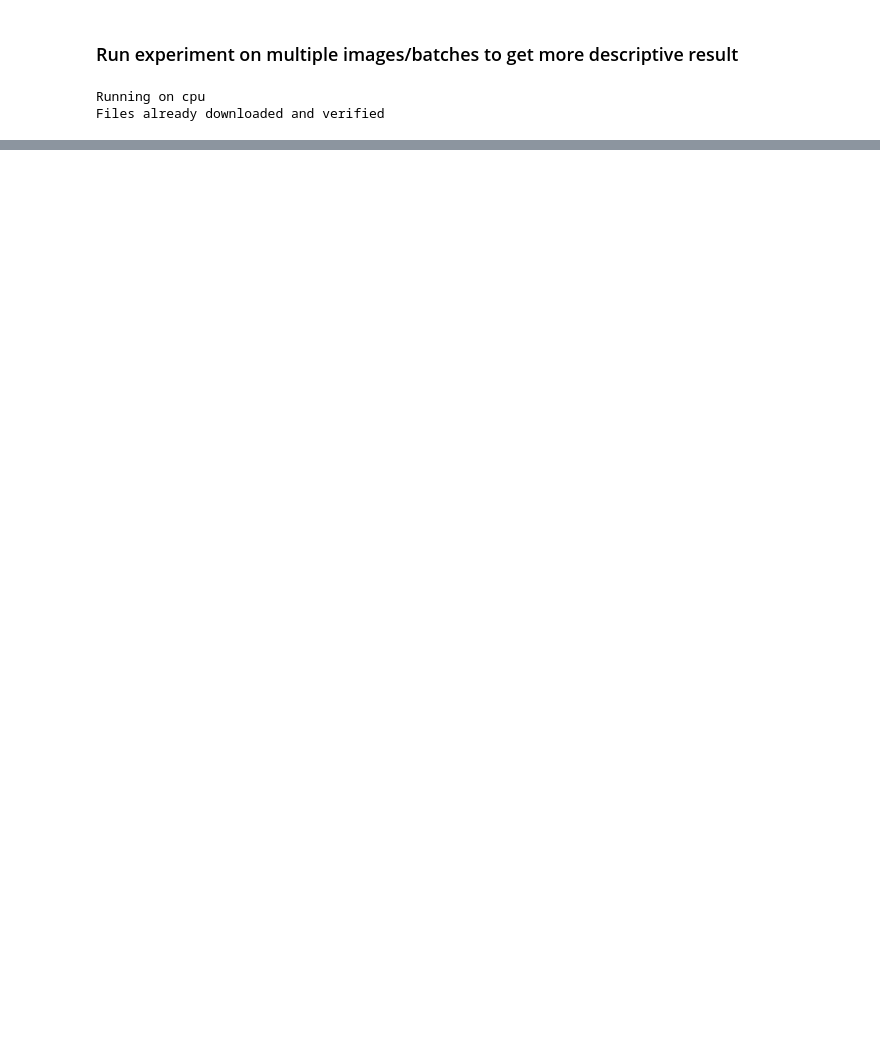
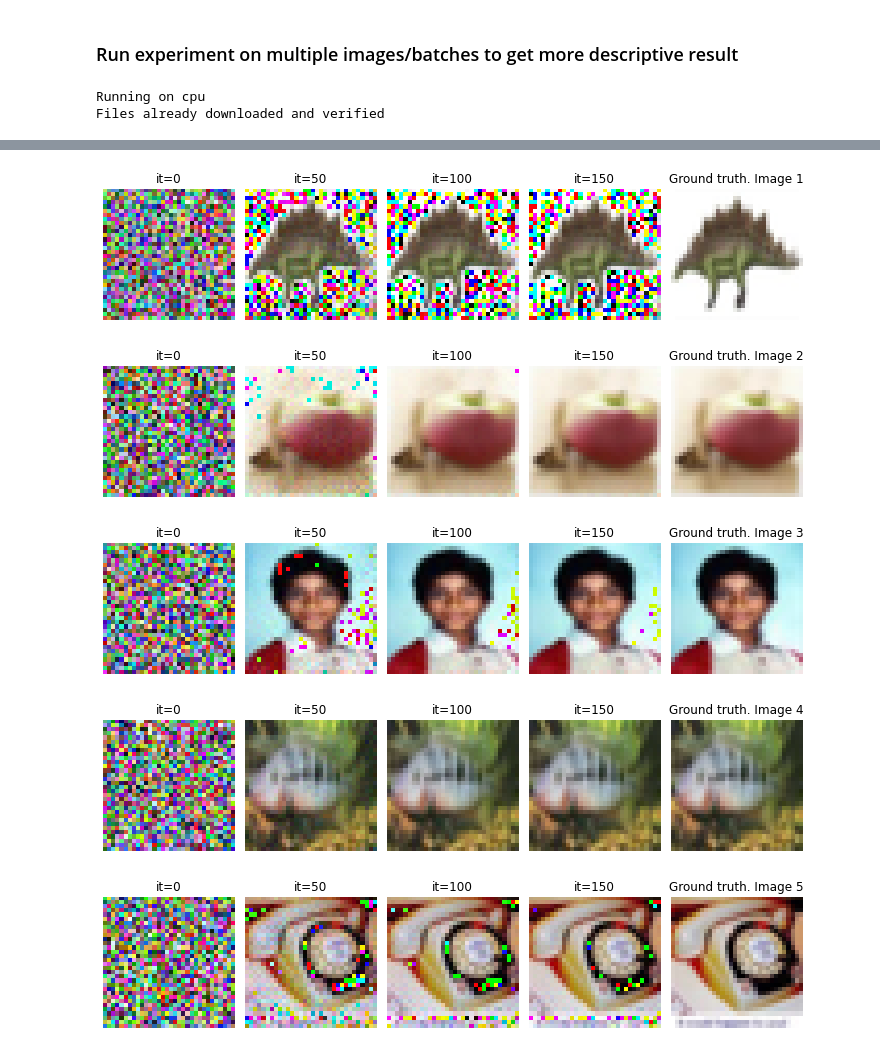
Before and after one commit to NielsFuglsang/02460-advanced-machine-learning, a Jupyter notebook: test_experiment.ipynb, the cells around one changed output, grey strips where cells are left out. Cells and saved outputs as stored; diff of their text form; code cells hidden in the pictures; blank space fills up the shorter version.

```diff
--- a/test_experiment.ipynb
+++ b/test_experiment.ipynb
@@ -98,0 +116,9 @@ for t_ids in range(exp.n_repeats):
+# %%
+for t_ids in range(exp.n_repeats):
+    exp.make_reconstruction_plots(train_id=t_ids, figsize=(10,8))
+# %% [output]
+[figure, added]
+[figure, added]
+[figure, added]
+[figure, added]
+[figure, added]
```
Also changed, not shown: parts of 11 cells of this notebook, 3 other files.
